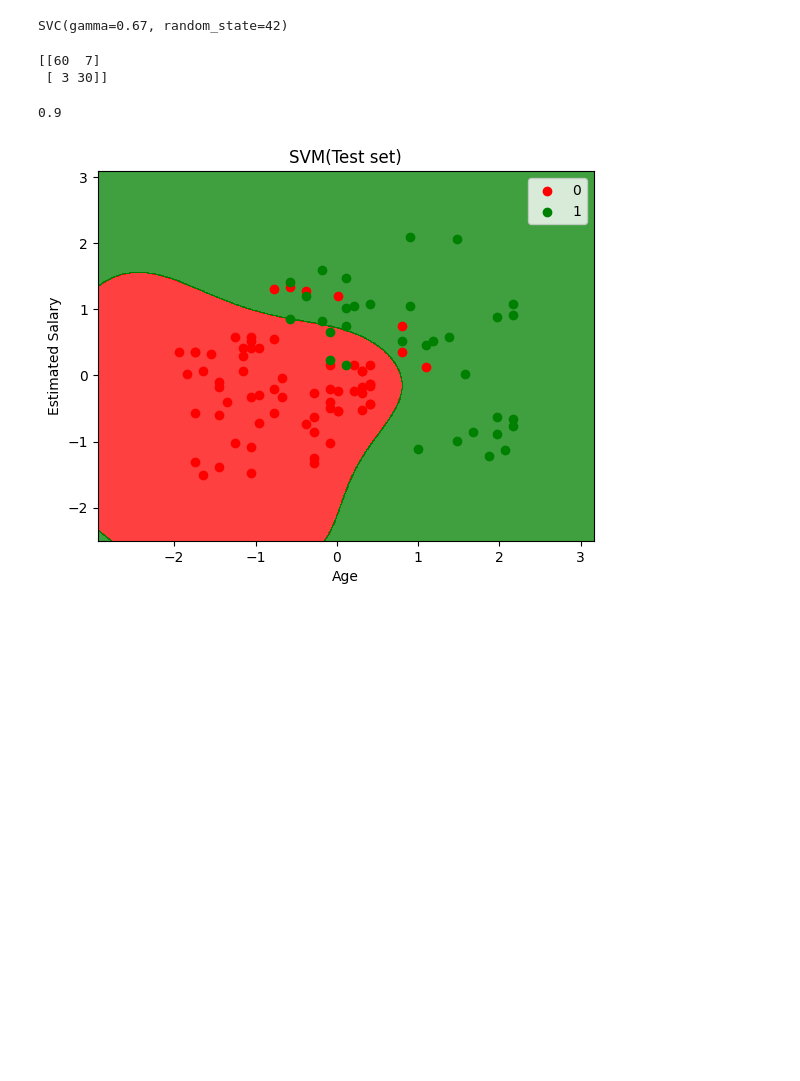
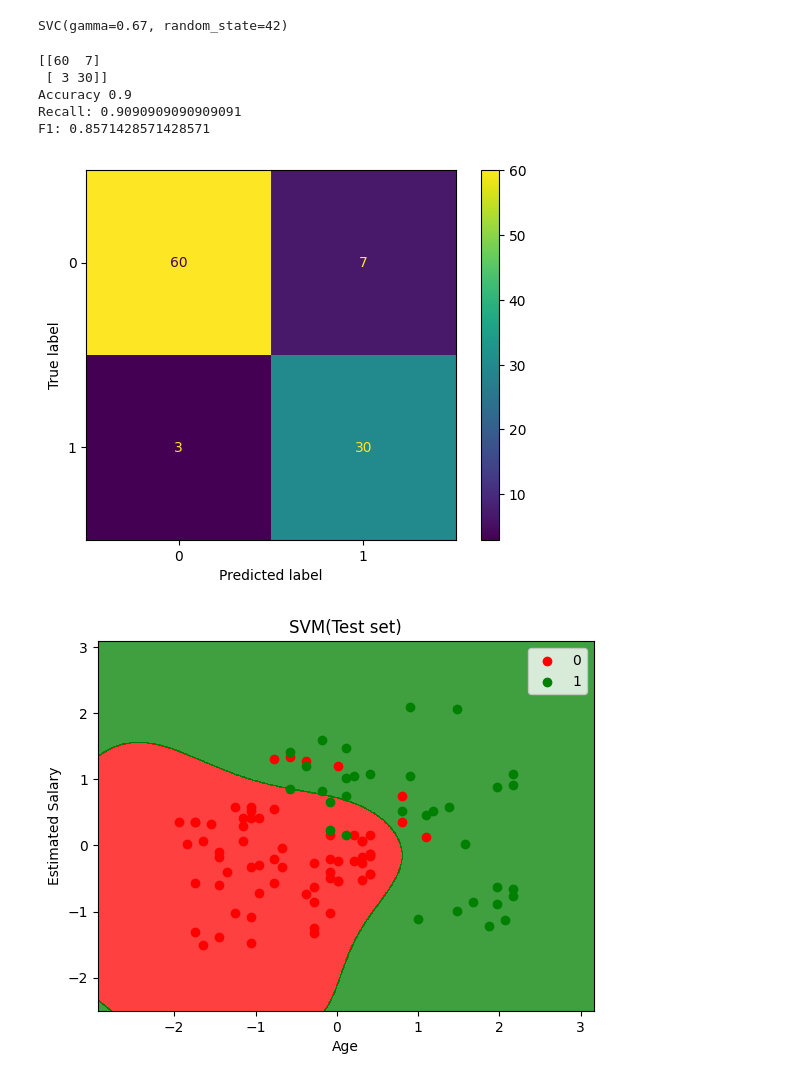
Before and after one commit to anmolS-1104/SML, a Jupyter notebook: SML /Exp 8/part1.ipynb, the cells around one changed output. Drawn from its saved outputs; the diff is of its cells as text; code cells hidden in the pictures; blank space fills up the shorter version.

```diff
--- a/SML /Exp 8/part1.ipynb
+++ b/SML /Exp 8/part1.ipynb
@@ -39,14 +39,24 @@ SVC(gamma=0.67, random_state=42)
 y_pred = classifier.predict(X_test)
 # %%
 #Make the confusion matrix
-from sklearn.metrics import confusion_matrix,accuracy_score
+import matplotlib.pyplot as plt
+from sklearn.metrics import confusion_matrix,accuracy_score,recall_score,f1_score,ConfusionMatrixDisplay
 cm = confusion_matrix(y_test,y_pred)
 print(cm)
-accuracy_score(y_test,y_pred)
+print("Accuracy",accuracy_score(y_test,y_pred))
+print("Recall:",recall_score(y_test,y_pred))
+print("F1:",f1_score(y_test,y_pred))
+disp=ConfusionMatrixDisplay(confusion_matrix=cm)
+disp.plot()
+
+plt.show()
 # %% [output]
 [[60  7]
  [ 3 30]]
+Accuracy 0.9
+Recall: 0.9090909090909091
+F1: 0.8571428571428571
-0.9
+[figure, added]
 # %%
 import matplotlib.pyplot as plt
 # %%
```
